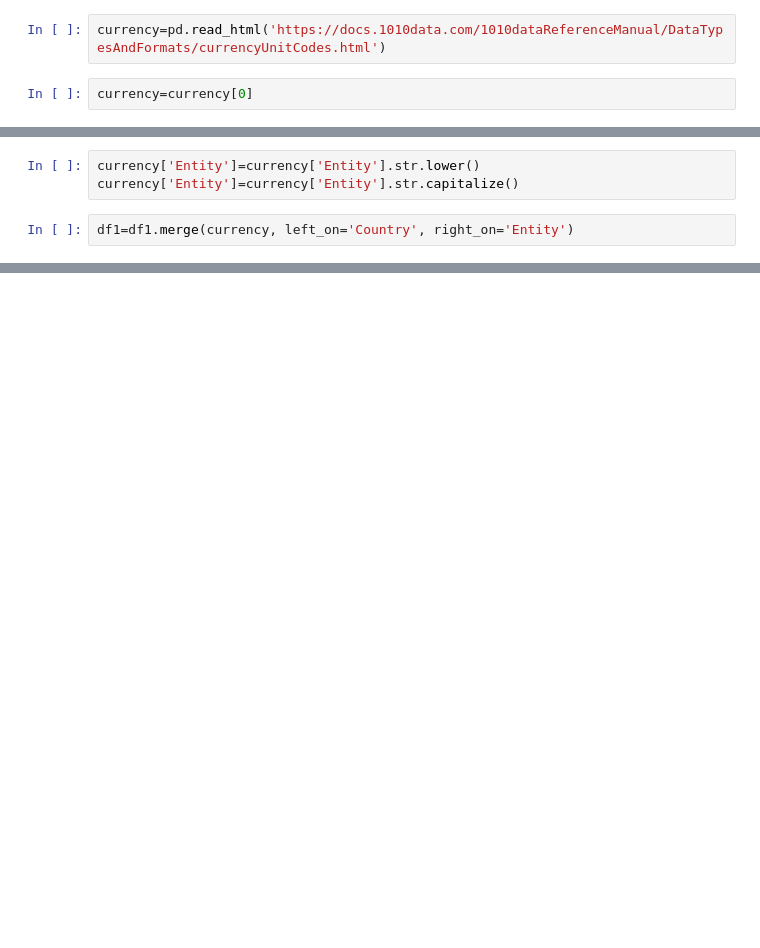
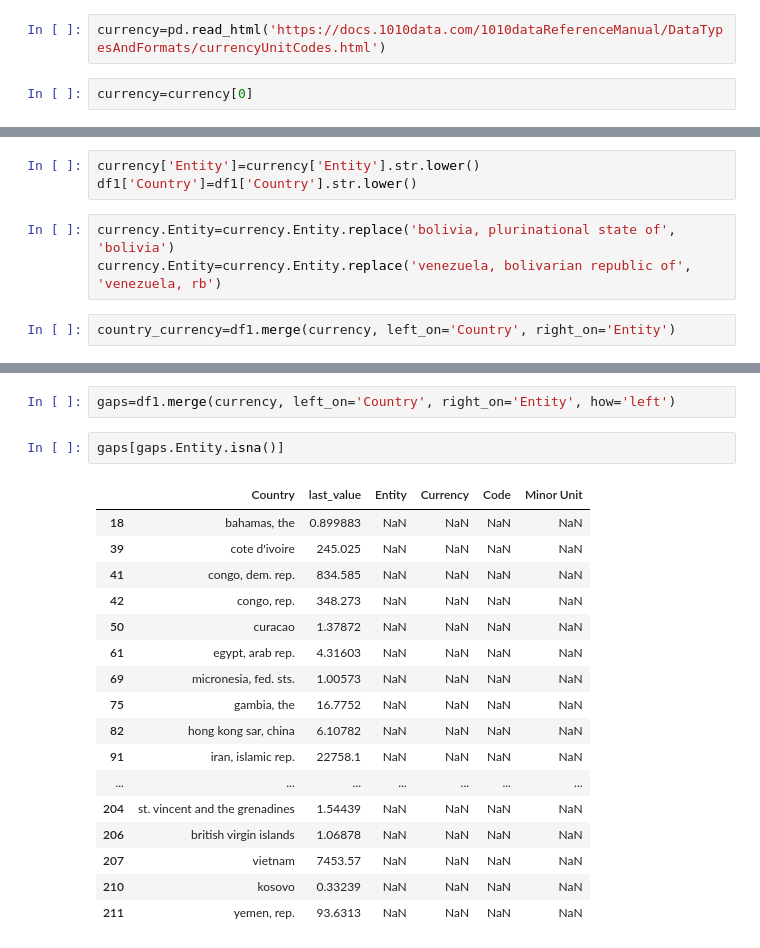
Before and after one commit to mikelvallejo/chameleon-pricing, a Jupyter notebook: extraction.ipynb, the cells around one changed output, grey strips where cells are left out. Cells and saved outputs as stored; diff of their text form; blank space fills up the shorter version.

```diff
--- a/extraction.ipynb
+++ b/extraction.ipynb
@@ -283,5 +270,8 @@ currency
 # %%
 currency['Entity']=currency['Entity'].str.lower()
-currency['Entity']=currency['Entity'].str.capitalize()
+df1['Country']=df1['Country'].str.lower()
+# %%
+currency.Entity=currency.Entity.replace('bolivia, plurinational state of', 'bolivia')
+currency.Entity=currency.Entity.replace('venezuela, bolivarian republic of', 'venezuela, rb')
 # %%
-df1=df1.merge(currency, left_on='Country', right_on='Entity')
+country_currency=df1.merge(currency, left_on='Country', right_on='Entity')
@@ -315,0 +287,22 @@ KeyError: 'rates'
+# %%
+gaps=df1.merge(currency, left_on='Country', right_on='Entity', how='left')
+# %%
+gaps[gaps.Entity.isna()]
+# %% [output]
+|  | Country | last_value | Entity | Currency | Code | Minor Unit |
+| 18 | bahamas, the | 0.899883 | NaN | NaN | NaN | NaN |
+| 39 | cote d'ivoire | 245.025 | NaN | NaN | NaN | NaN |
+| 41 | congo, dem. rep. | 834.585 | NaN | NaN | NaN | NaN |
+| 42 | congo, rep. | 348.273 | NaN | NaN | NaN | NaN |
+| 50 | curacao | 1.37872 | NaN | NaN | NaN | NaN |
+| 61 | egypt, arab rep. | 4.31603 | NaN | NaN | NaN | NaN |
+| 69 | micronesia, fed. sts. | 1.00573 | NaN | NaN | NaN | NaN |
+| 75 | gambia, the | 16.7752 | NaN | NaN | NaN | NaN |
+| 82 | hong kong sar, china | 6.10782 | NaN | NaN | NaN | NaN |
+| 91 | iran, islamic rep. | 22758.1 | NaN | NaN | NaN | NaN |
+| ... | ... | ... | ... | ... | ... | ... |
+| 204 | st. vincent and the grenadines | 1.54439 | NaN | NaN | NaN | NaN |
+| 206 | british virgin islands | 1.06878 | NaN | NaN | NaN | NaN |
+| 207 | vietnam | 7453.57 | NaN | NaN | NaN | NaN |
+| 210 | kosovo | 0.33239 | NaN | NaN | NaN | NaN |
+| 211 | yemen, rep. | 93.6313 | NaN | NaN | NaN | NaN |
```
Also changed, not shown: parts of 10 cells of this notebook.
